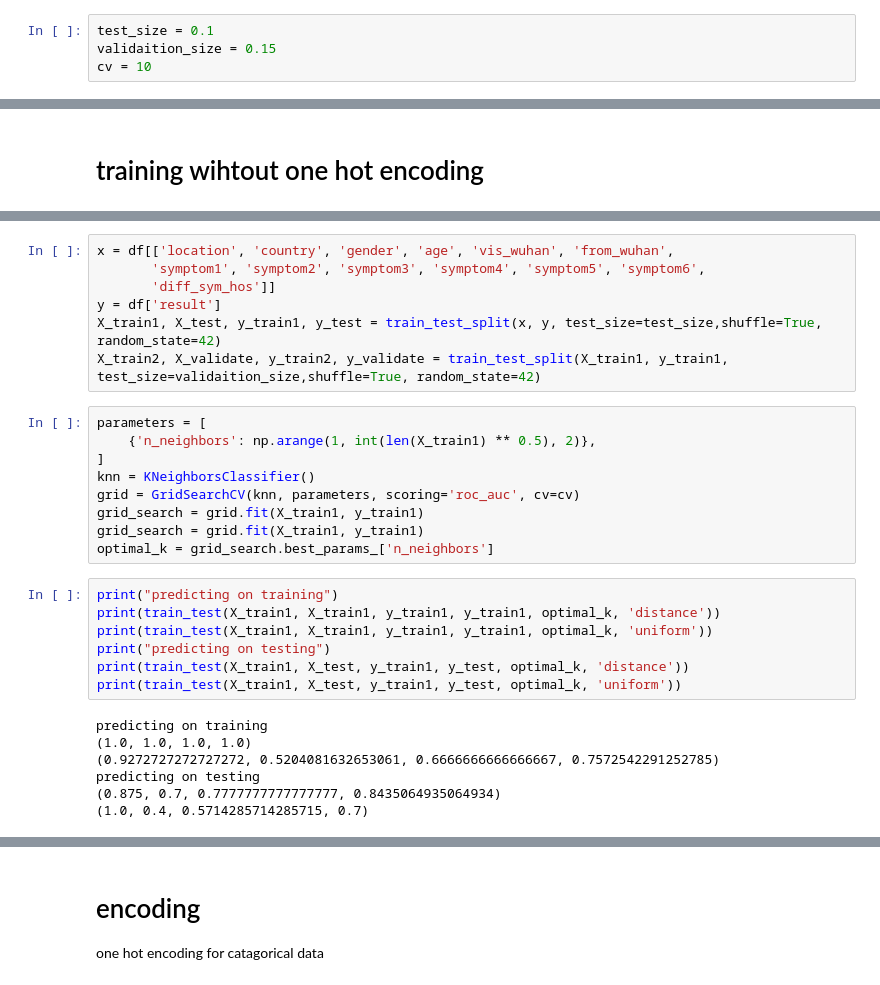
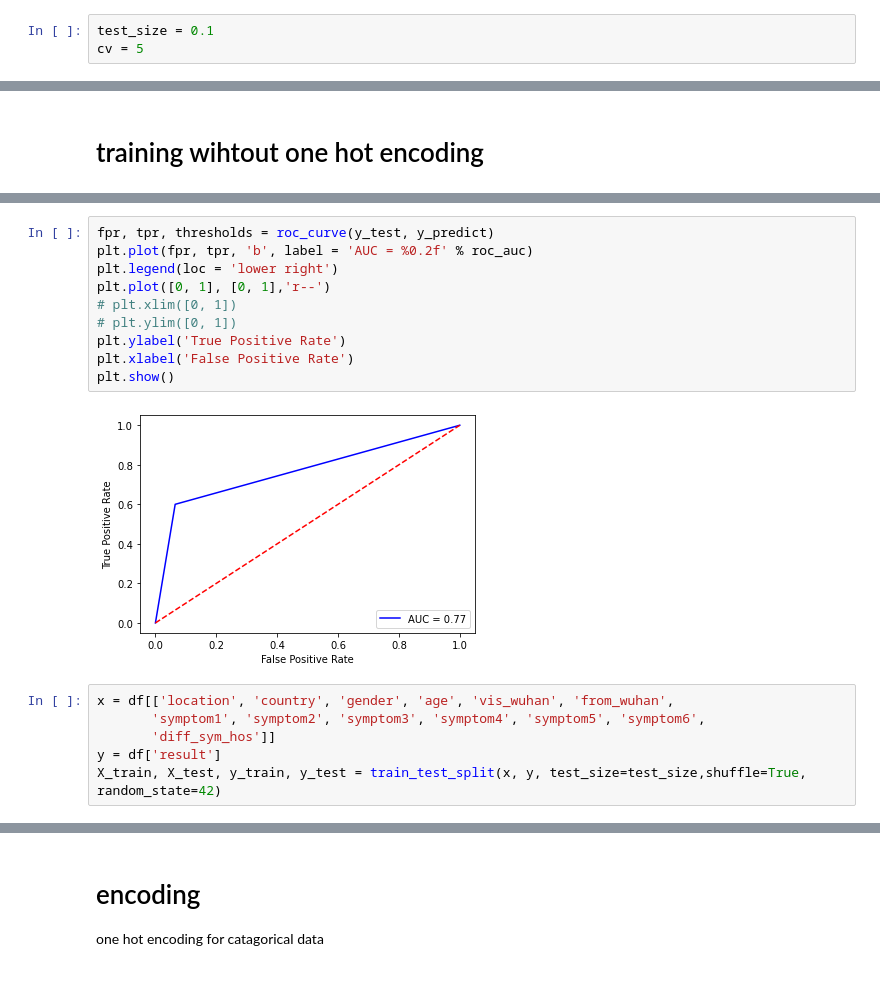
Before and after one commit to YMaher99/Machine-Learning-Course-Project, a Jupyter notebook: covid_knn.ipynb, the cells around one changed output, grey strips where cells are left out. Saved outputs shown, nothing was run; the diff lists cells and outputs as text.

```diff
--- a/covid_knn.ipynb
+++ b/covid_knn.ipynb
@@ -55,7 +43,6 @@ df.corr()
 # %%
 test_size = 0.1
-validaition_size = 0.15
-cv = 10
+cv = 5
 # %% [markdown]
 # unknown gender and negative hours
 # %%
@@ -99,30 +72,18 @@ def train_test(X_train, X_test, y_train, y_test, optimal_k, weights):
+# %%
+fpr, tpr, thresholds = roc_curve(y_test, y_predict)
+plt.plot(fpr, tpr, 'b', label = 'AUC = %0.2f' % roc_auc)
+plt.legend(loc = 'lower right')
+plt.plot([0, 1], [0, 1],'r--')
+# plt.xlim([0, 1])
+# plt.ylim([0, 1])
+plt.ylabel('True Positive Rate')
+plt.xlabel('False Positive Rate')
+plt.show()
+# %% [output]
+[figure, added]
 # %%
 x = df[['location', 'country', 'gender', 'age', 'vis_wuhan', 'from_wuhan',
        'symptom1', 'symptom2', 'symptom3', 'symptom4', 'symptom5', 'symptom6',
        'diff_sym_hos']]
 y = df['result']
-X_train1, X_test, y_train1, y_test = train_test_split(x, y, test_size=test_size,shuffle=True, random_state=42)
-X_train2, X_validate, y_train2, y_validate = train_test_split(X_train1, y_train1, test_size=validaition_size,shuffle=True, random_state=42)
+X_train, X_test, y_train, y_test = train_test_split(x, y, test_size=test_size,shuffle=True, random_state=42)
-# %%
-parameters = [
-    {'n_neighbors': np.arange(1, int(len(X_train1) ** 0.5), 2)},
-]
-knn = KNeighborsClassifier()
-grid = GridSearchCV(knn, parameters, scoring='roc_auc', cv=cv)
-grid_search = grid.fit(X_train1, y_train1)
-grid_search = grid.fit(X_train1, y_train1)
-optimal_k = grid_search.best_params_['n_neighbors']
-# %%
-print("predicting on training")
-print(train_test(X_train1, X_train1, y_train1, y_train1, optimal_k, 'distance'))
-print(train_test(X_train1, X_train1, y_train1, y_train1, optimal_k, 'uniform'))
-print("predicting on testing")
-print(train_test(X_train1, X_test, y_train1, y_test, optimal_k, 'distance'))
-print(train_test(X_train1, X_test, y_train1, y_test, optimal_k, 'uniform'))
-# %% [output]
-predicting on training
-(1.0, 1.0, 1.0, 1.0)
-(0.9272727272727272, 0.5204081632653061, 0.6666666666666667, 0.7572542291252785)
-predicting on testing
-(0.875, 0.7, 0.7777777777777777, 0.8435064935064934)
-(1.0, 0.4, 0.5714285714285715, 0.7)
```
Also changed, not shown: parts of 24 cells of this notebook.
